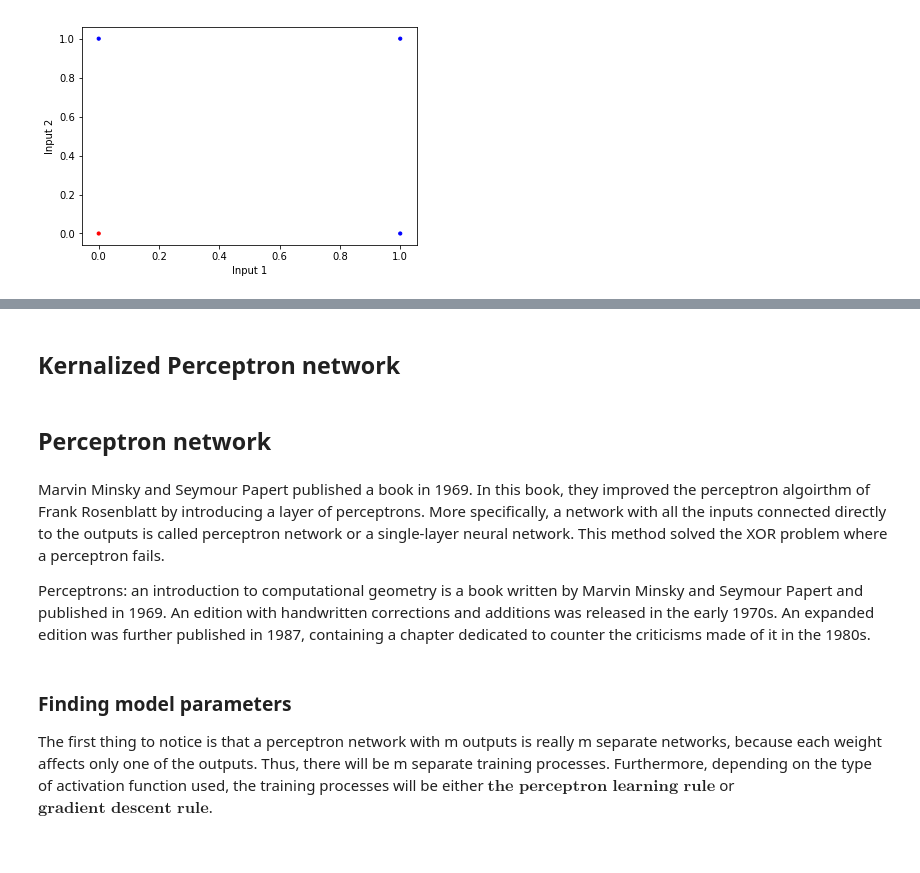
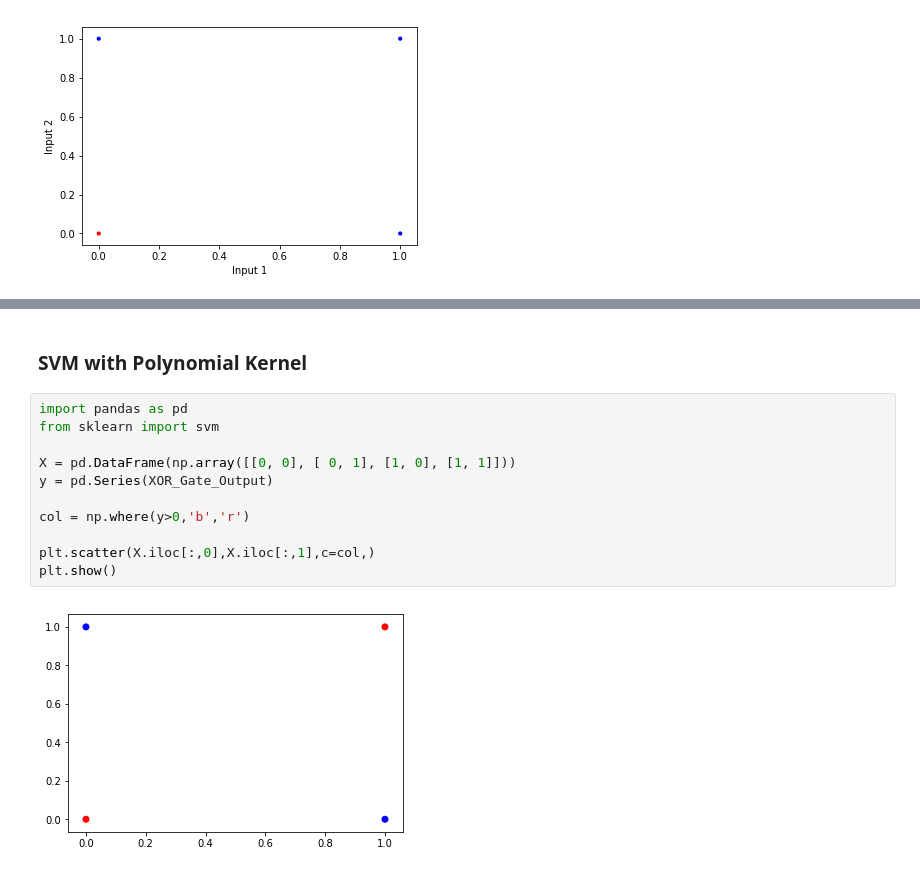
Before and after one commit to Demirrr/Demirrr.github.io, a Jupyter notebook: posts/ML/posts/Perceptron/Perceptron_from_scratch.ipynb, the cells around one changed output, grey strips where cells are left out. Cells and saved outputs as stored; diff of their text form.

```diff
--- a/posts/ML/posts/Perceptron/Perceptron_from_scratch.ipynb
+++ b/posts/ML/posts/Perceptron/Perceptron_from_scratch.ipynb
@@ -228,17 +228,16 @@ Prediction  0
 Truth     0
-# %% [markdown]
-## Kernalized Perceptron network
-# %% [markdown]
-## Perceptron network
-# %% [markdown]
-Marvin Minsky and  Seymour Papert published a book in 1969. In this book, they improved the perceptron algoirthm of Frank Rosenblatt by introducing a layer of perceptrons. More specifically, a network with all the inputs connected directly to the outputs is called perceptron network or a single-layer neural network. This method solved the XOR problem where a perceptron fails.
-
-Perceptrons: an introduction to computational geometry is a book written by Marvin Minsky and Seymour Papert and published in 1969. An edition with handwritten corrections and additions was released in the early 1970s. An expanded edition was further published in 1987, containing a chapter dedicated to counter the criticisms made of it in the 1980s.
-# %% [markdown]
-### Finding model parameters
-
-The first thing to notice is that a perceptron network with m outputs is really m separate
-networks, because each weight affects only one of the outputs. Thus, there will be m separate training processes.
-Furthermore, depending on the type of activation function used, the
-training processes will be either $\textbf{the perceptron learning rule}$
-or $\textbf{gradient descent rule}$.
+# %% [markdown]
+### SVM with Polynomial Kernel
+# %%
+import pandas as pd
+from sklearn import svm
+
+X = pd.DataFrame(np.array([[0, 0], [ 0, 1], [1, 0], [1, 1]]))
+y = pd.Series(XOR_Gate_Output)
+
+col = np.where(y>0,'b','r')
+
+plt.scatter(X.iloc[:,0],X.iloc[:,1],c=col,)
+plt.show()
+# %% [output]
+[figure, added]
```
Also changed, not shown: parts of 6 cells of this notebook.
